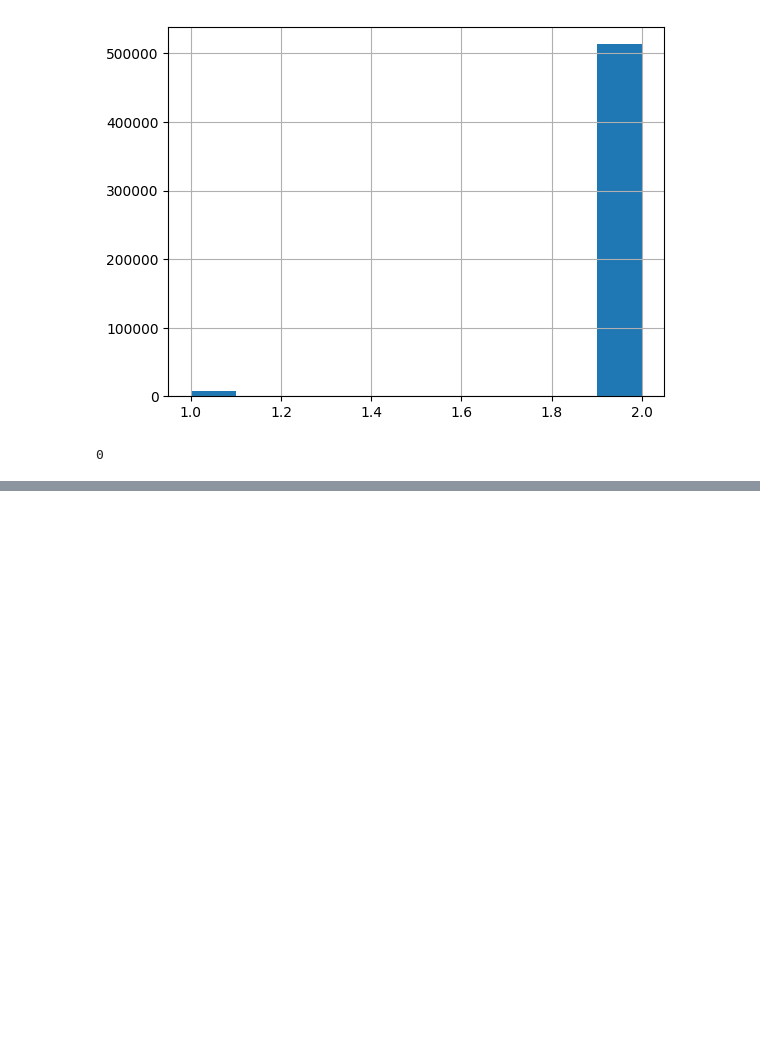
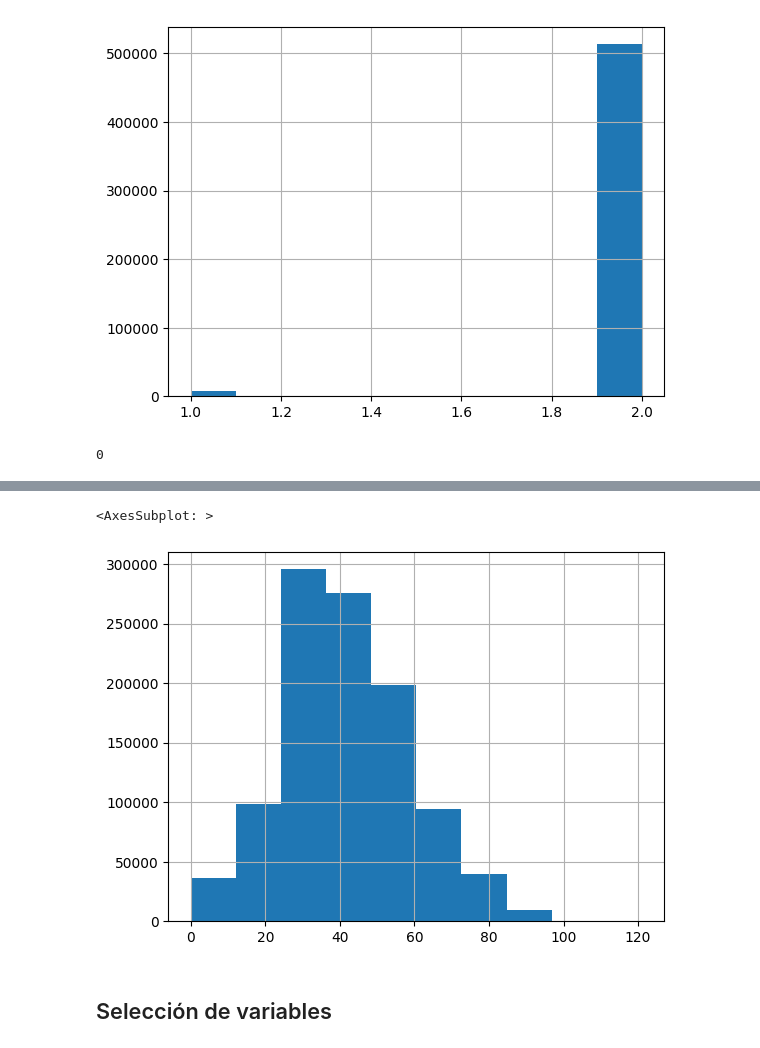
Before and after one commit to Ssutssimer/miniproject_data-science, a Jupyter notebook: miniproject-data-science.ipynb, the cells around one changed output, grey strips where cells are left out. Cells and saved outputs as stored; diff of their text form; code cells hidden in the pictures; blank space fills up the shorter version.

```diff
--- a/miniproject-data-science.ipynb
+++ b/miniproject-data-science.ipynb
@@ -333,0 +376,7 @@ KeyError: "['INTUBED'] not found in axis"
+# %%
+df.AGE.hist()
+# %% [output]
+<AxesSubplot: >
+[figure, added]
+# %% [markdown]
+## Selección de variables
```
Also changed, not shown: parts of 25 cells of this notebook.
